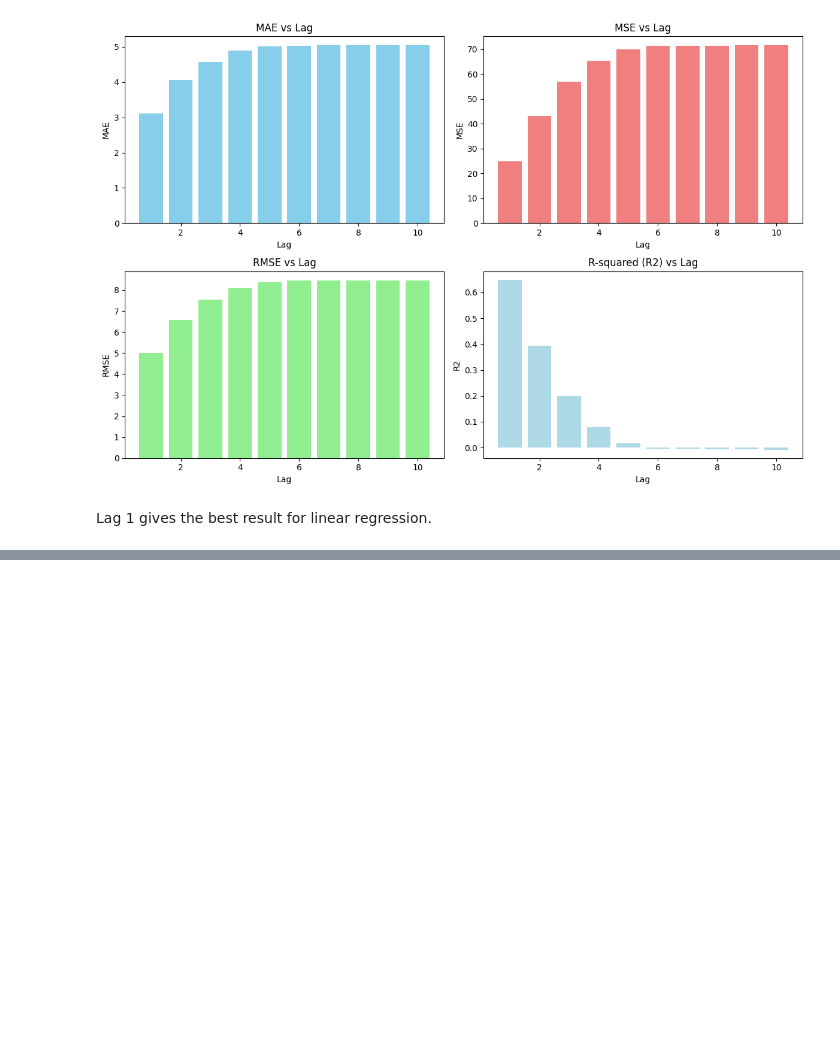
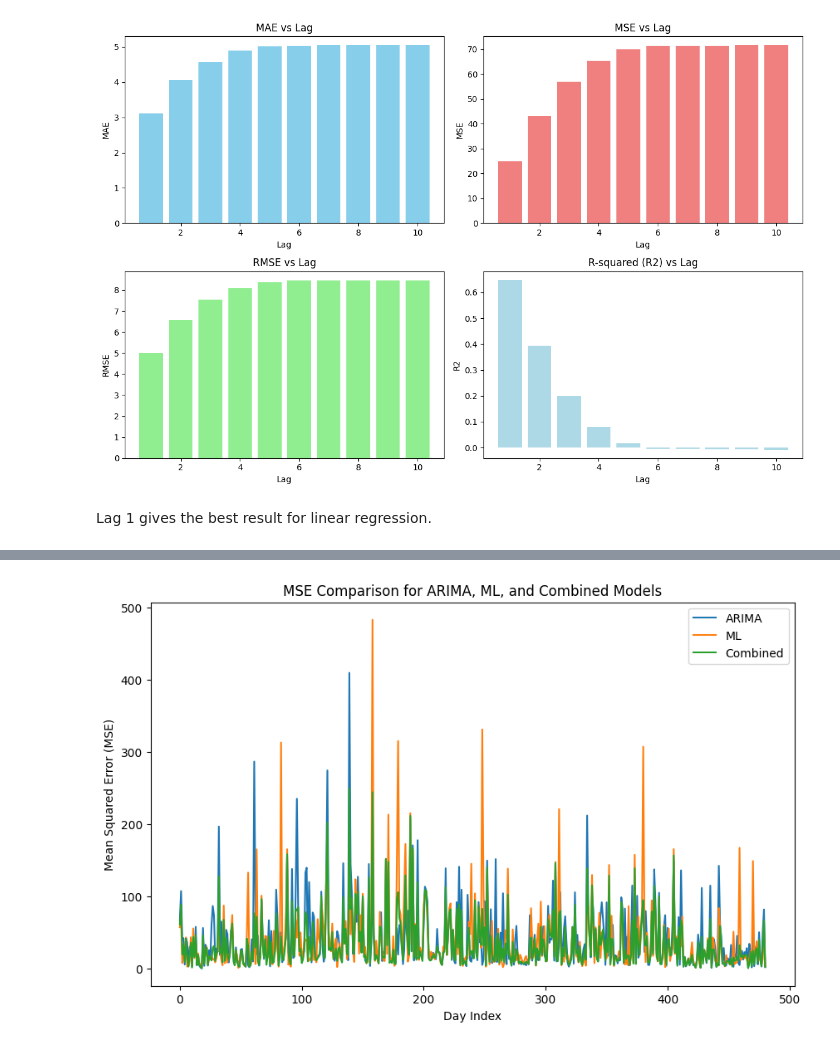
Before and after one commit to UNT-CSCE-Projects/US_stock_market_prediction, a Jupyter notebook: Optiver_stock_closing_price.ipynb, the cells around one changed output, grey strips where cells are left out. Saved outputs shown, nothing was run; the diff lists cells and outputs as text; code cells hidden in the pictures; blank space fills up the shorter version.

```diff
--- a/Optiver_stock_closing_price.ipynb
+++ b/Optiver_stock_closing_price.ipynb
@@ -570,0 +633,95 @@ Lag 1 gives the best result for linear regression.
+# %%
+import warnings
+
+# Ignore all warnings
+warnings.filterwarnings("ignore")
+
+
+import pandas as pd
+from statsmodels.tsa.arima.model import ARIMA
+from sklearn.ensemble import RandomForestRegressor
+from sklearn.metrics import mean_squared_error
+
+def train_and_predict_arima(train_data, test_data, order):
+    # Train ARIMA model
+    arima_model = ARIMA(train_data, order=order)
+    arima_fit = arima_model.fit()
+
+    # Make predictions
+    arima_predictions = arima_fit.forecast(steps=len(test_data))
+
+    return arima_predictions
+
+def train_and_predict_ml(train_features, train_target, test_features):
+    # Train machine learning model (Random Forest as an example)
+    rf_model = RandomForestRegressor(n_estimators=100, random_state=42)
+    rf_model.fit(train_features, train_target)
+
+    # Make predictions
+    ml_predictions = rf_model.predict(test_features)
+
+    return ml_predictions
+
+# Assuming 'data' is your DataFrame with 'date_id', 'seconds_in_bucket', and 'target' columns
+predictions_df = pd.DataFrame(columns=['date_id', 'combined_prediction'])
+mse_arima_list, mse_ml_list, mse_combined_list = [], [], []
+
+# Loop over each unique date_id
+for date_id in data['date_id'].unique():
+    # Subset data for the current date_id
+    subset = data[data['date_id'] == date_id]
+
+    # Split the data into training (0-480 seconds) and testing (480-540 seconds)
+    train = subset[subset['seconds_in_bucket'] < 480]
+    test = subset[(subset['seconds_in_bucket'] >= 480) & (subset['seconds_in_bucket'] <= 540)]
+
+    # Train ARIMA model and get predictions
+    arima_predictions = train_and_predict_arima(train['target'], test, order=(p, d, q))
+    # print("ARIMA predications:", arima_predictions)
+
+    # Train machine learning model and get predictions
+    features = ['stock_id', 'seconds_in_bucket', 'imbalance_size',
+       'imbalance_buy_sell_flag', 'reference_price', 'matched_size',
+       'far_price', 'near_price', 'bid_price', 'bid_size', 'ask_price',
+       'ask_size', 'wap']
+    target = 'target'
+    X_train, X_test = train[features], test[features]
+    y_train, y_test = train[target], test[target]
+    ml_predictions = train_and_predict_ml(X_train, y_train, X_test)
+    # print("ML predications:", ml_predictions)
+
+    # Combine predictions (you can adjust weights or use different combination methods)
+    combined_predictions = (arima_predictions + ml_predictions) / 2
+    # print("Combined predications:", combined_predictions)
+
+    # Store the combined predictions in the DataFrame
+    predictions_df = predictions_df.append(pd.DataFrame({'date_id': [date_id] * len(test), 'combined_prediction': combined_predictions}, index=test.index))
+
+    # print( mean_squared_error(test['target'], arima_predictions),
+    #       mean_squared_error(test['target'], ml_predictions),
+    #        mean_squared_error(test['target'], combined_predictions))
+
+     # Calculate MSE for each model
+    mse_arima = mean_squared_error(test['target'], arima_predictions)
+    mse_ml = mean_squared_error(test['target'], ml_predictions)
+    mse_combined = mean_squared_error(test['target'], combined_predictions)
+
+    mse_arima_list.append(mse_arima)
+    mse_ml_list.append(mse_ml)
+    mse_combined_list.append(mse_combined)
+
+# Plot line graph for the three MSE scores
+plt.figure(figsize=(10, 6))
+plt.plot(mse_arima_list, label='ARIMA')
+plt.plot(mse_ml_list, label='ML')
+plt.plot(mse_combined_list, label='Combined')
+plt.xlabel('Day Index')
+plt.ylabel('Mean Squared Error (MSE)')
+plt.title('MSE Comparison for ARIMA, ML, and Combined Models')
+plt.legend()
+plt.show()
+
+# Reset the warning filters
+warnings.resetwarnings()
+# %% [output]
+[figure, added]
```
Also changed, not shown: parts of 9 cells of this notebook.
